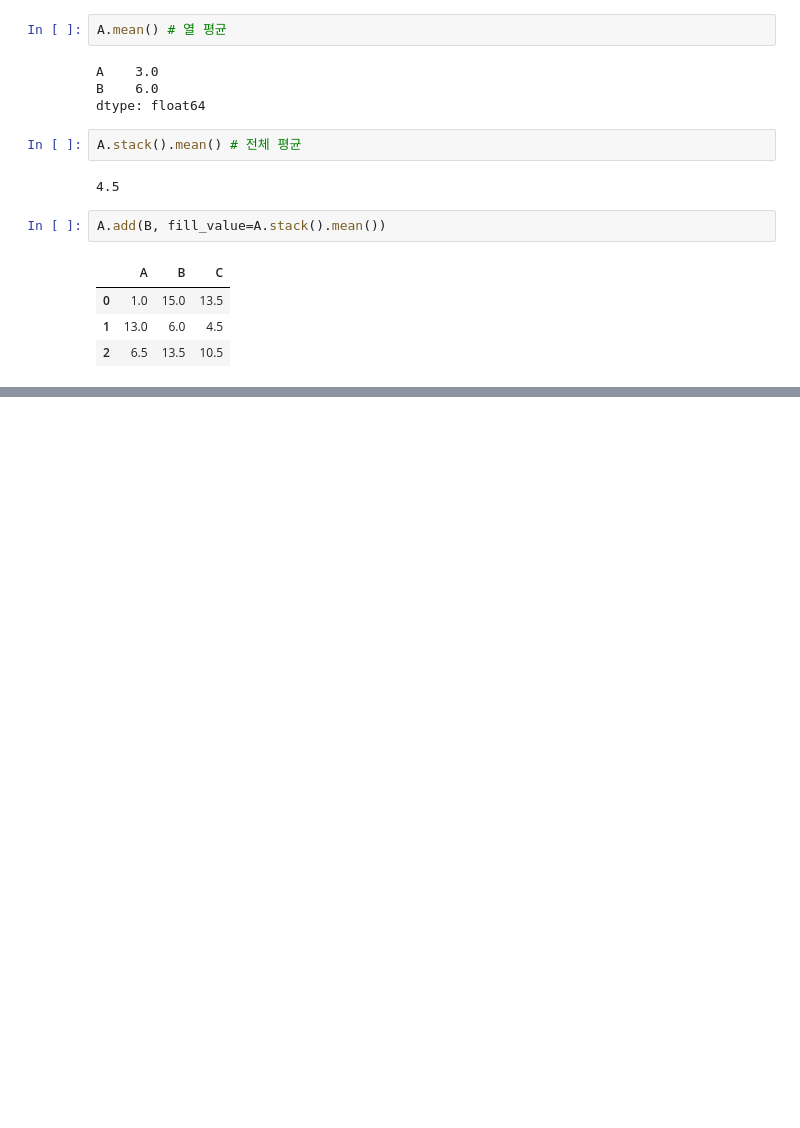
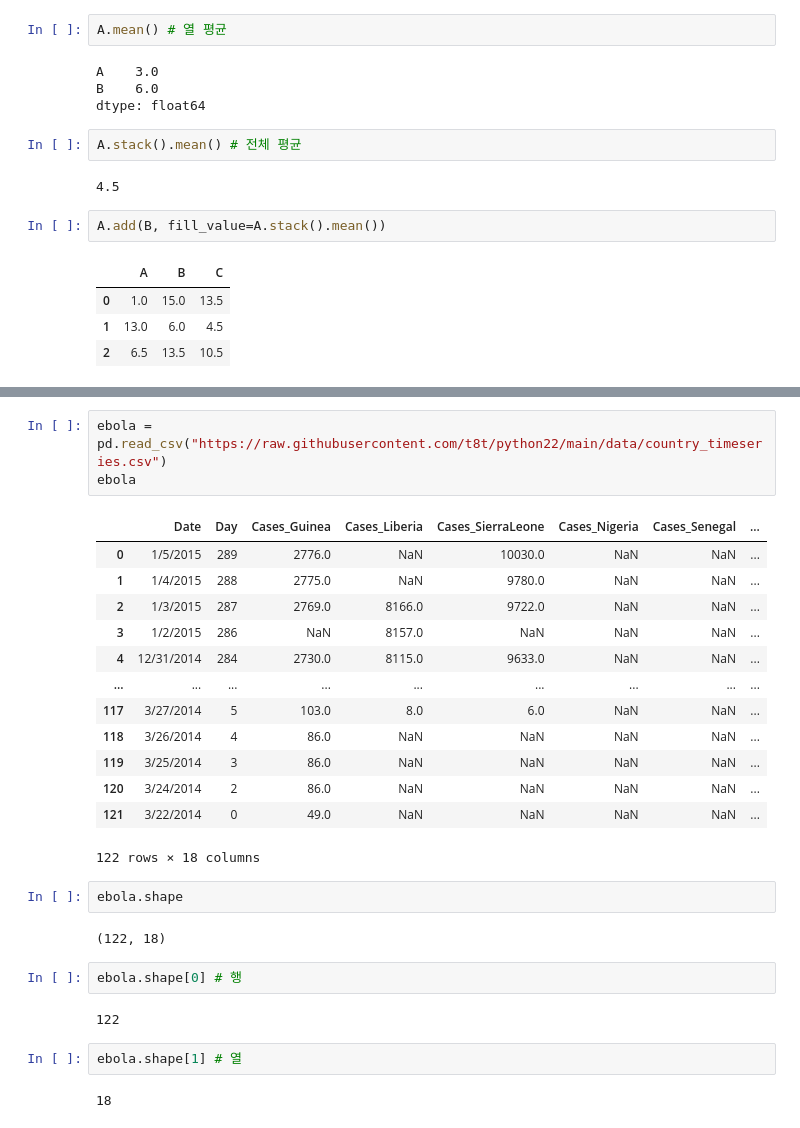
Before and after one commit to t8t/python22, a Jupyter notebook: Day3.ipynb, the cells around one changed output, grey strips where cells are left out. Saved outputs shown, nothing was run; the diff lists cells and outputs as text; blank space fills up the shorter version.

```diff
--- a/Day3.ipynb
+++ b/Day3.ipynb
@@ -1685,0 +1850,29 @@ A.add(B, fill_value=A.stack().mean())
+# %%
+ebola = pd.read_csv("https://raw.githubusercontent.com/t8t/python22/main/data/country_timeseries.csv")
+ebola
+# %% [output]
+|  | Date | Day | Cases_Guinea | Cases_Liberia | Cases_SierraLeone | Cases_Nigeria | Cases_Senegal | ... |
+| 0 | 1/5/2015 | 289 | 2776.0 | NaN | 10030.0 | NaN | NaN | ... |
+| 1 | 1/4/2015 | 288 | 2775.0 | NaN | 9780.0 | NaN | NaN | ... |
+| 2 | 1/3/2015 | 287 | 2769.0 | 8166.0 | 9722.0 | NaN | NaN | ... |
+| 3 | 1/2/2015 | 286 | NaN | 8157.0 | NaN | NaN | NaN | ... |
+| 4 | 12/31/2014 | 284 | 2730.0 | 8115.0 | 9633.0 | NaN | NaN | ... |
+| ... | ... | ... | ... | ... | ... | ... | ... | ... |
+| 117 | 3/27/2014 | 5 | 103.0 | 8.0 | 6.0 | NaN | NaN | ... |
+| 118 | 3/26/2014 | 4 | 86.0 | NaN | NaN | NaN | NaN | ... |
+| 119 | 3/25/2014 | 3 | 86.0 | NaN | NaN | NaN | NaN | ... |
+| 120 | 3/24/2014 | 2 | 86.0 | NaN | NaN | NaN | NaN | ... |
+| 121 | 3/22/2014 | 0 | 49.0 | NaN | NaN | NaN | NaN | ... |
+122 rows × 18 columns
+# %%
+ebola.shape
+# %% [output]
+(122, 18)
+# %%
+ebola.shape[0] # 행
+# %% [output]
+122
+# %%
+ebola.shape[1] # 열
+# %% [output]
+18
```
Also changed, not shown: parts of 38 cells of this notebook, 1 other file.
